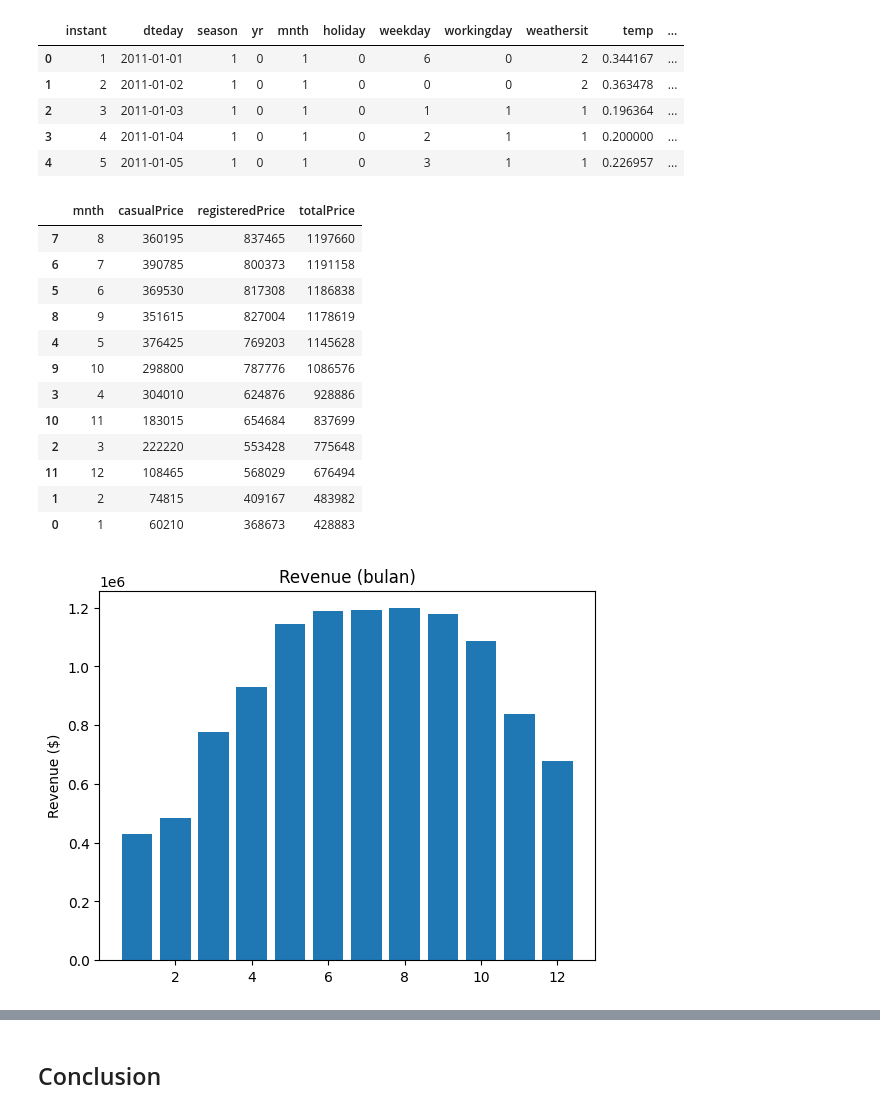
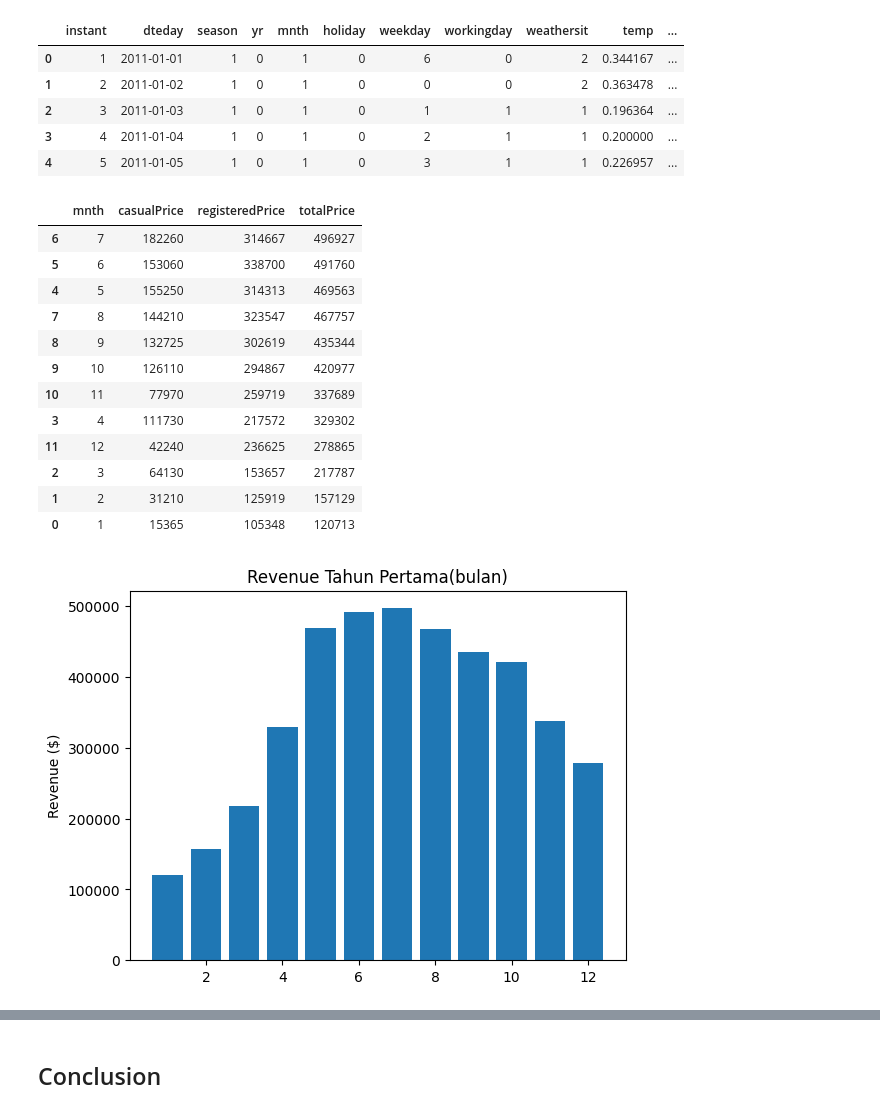
Before and after one commit to mayanggumelarr/PROYEK-ANALISIS-DATA, a Jupyter notebook: Proyek_Analisis_Data.ipynb, the cells around one changed output, grey strips where cells are left out. Saved outputs shown, nothing was run; the diff lists cells and outputs as text; code cells hidden in the pictures.

Commit message:
Summary EDA dan EnDA
melakukan additional analisis dengan asumsi harga rental. Lalu melakukan analisis dan penemuan pola pada grafik tahunan

```diff
--- a/Proyek_Analisis_Data.ipynb
+++ b/Proyek_Analisis_Data.ipynb
@@ -663,36 +663,39 @@ day_copy.head()
 # %%
 # simpan ke bentuk csv
 day_copy.to_csv('day_data_with_price.csv')
+# %%
+tahun1 = day_copy[day_copy['yr'] == 0]
+tahun2 = day_copy[day_copy['yr'] == 1]
 # %%
-# revenue berdasarkan bulan
-reve = day_copy.groupby("mnth").agg({
+# revenue berdasarkan bulan (tahun 1)
+reve_tahun1 = tahun1.groupby("mnth").agg({
     'casualPrice':'sum',
     'registeredPrice':'sum',
     'totalPrice':'sum'
 }).reset_index()
 
-reve.sort_values(by='totalPrice', ascending=False)
+reve_tahun1.sort_values(by='totalPrice', ascending=False)
 # %% [output]
 |  | mnth | casualPrice | registeredPrice | totalPrice |
-| 7 | 8 | 360195 | 837465 | 1197660 |
-| 6 | 7 | 390785 | 800373 | 1191158 |
-| 5 | 6 | 369530 | 817308 | 1186838 |
-| 8 | 9 | 351615 | 827004 | 1178619 |
-| 4 | 5 | 376425 | 769203 | 1145628 |
-| 9 | 10 | 298800 | 787776 | 1086576 |
-| 3 | 4 | 304010 | 624876 | 928886 |
-| 10 | 11 | 183015 | 654684 | 837699 |
-| 2 | 3 | 222220 | 553428 | 775648 |
-| 11 | 12 | 108465 | 568029 | 676494 |
-| 1 | 2 | 74815 | 409167 | 483982 |
-| 0 | 1 | 60210 | 368673 | 428883 |
+| 6 | 7 | 182260 | 314667 | 496927 |
+| 5 | 6 | 153060 | 338700 | 491760 |
+| 4 | 5 | 155250 | 314313 | 469563 |
+| 7 | 8 | 144210 | 323547 | 467757 |
+| 8 | 9 | 132725 | 302619 | 435344 |
+| 9 | 10 | 126110 | 294867 | 420977 |
+| 10 | 11 | 77970 | 259719 | 337689 |
+| 3 | 4 | 111730 | 217572 | 329302 |
+| 11 | 12 | 42240 | 236625 | 278865 |
+| 2 | 3 | 64130 | 153657 | 217787 |
+| 1 | 2 | 31210 | 125919 | 157129 |
+| 0 | 1 | 15365 | 105348 | 120713 |
 # %%
-month = reve['mnth']
-reven = reve['totalPrice']
+mo1 = reve_tahun1['mnth']
+re1 = reve_tahun1['totalPrice']
 
-plt.bar(x=month, height=reven)
+plt.bar(x=mo1, height=re1)
 plt.ylabel('Revenue ($)')
-plt.title('Revenue (bulan)')
+plt.title('Revenue Tahun Pertama(bulan)')
 plt.show()
 # %% [output]
-[figure, old version]
+[figure, new version]
```
Also changed, not shown: parts of 5 cells of this notebook, 1 other file.
